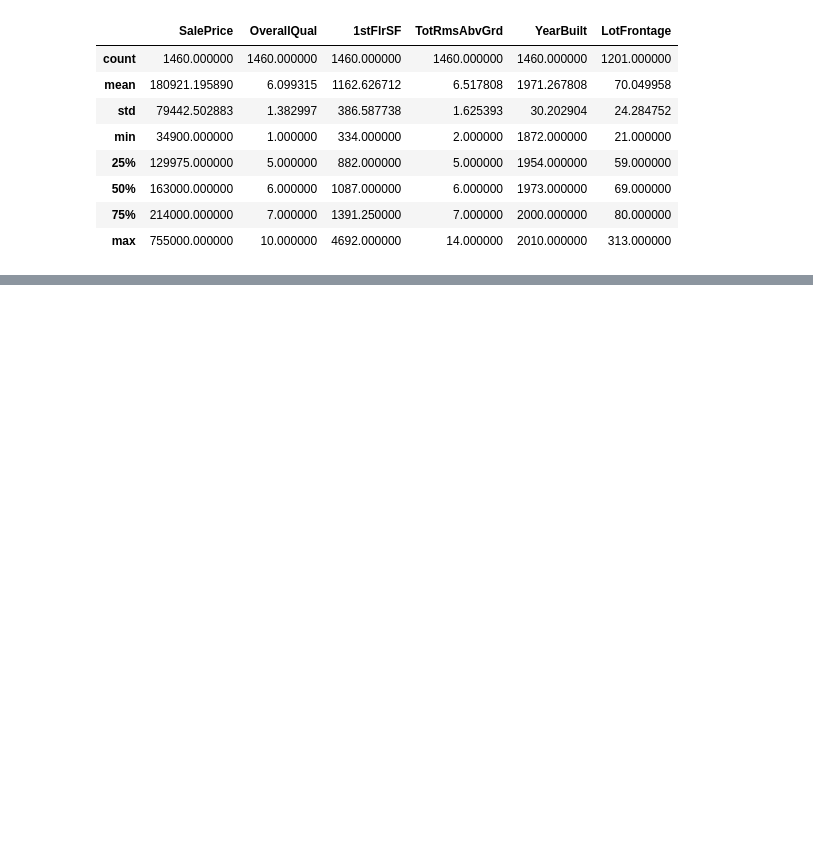
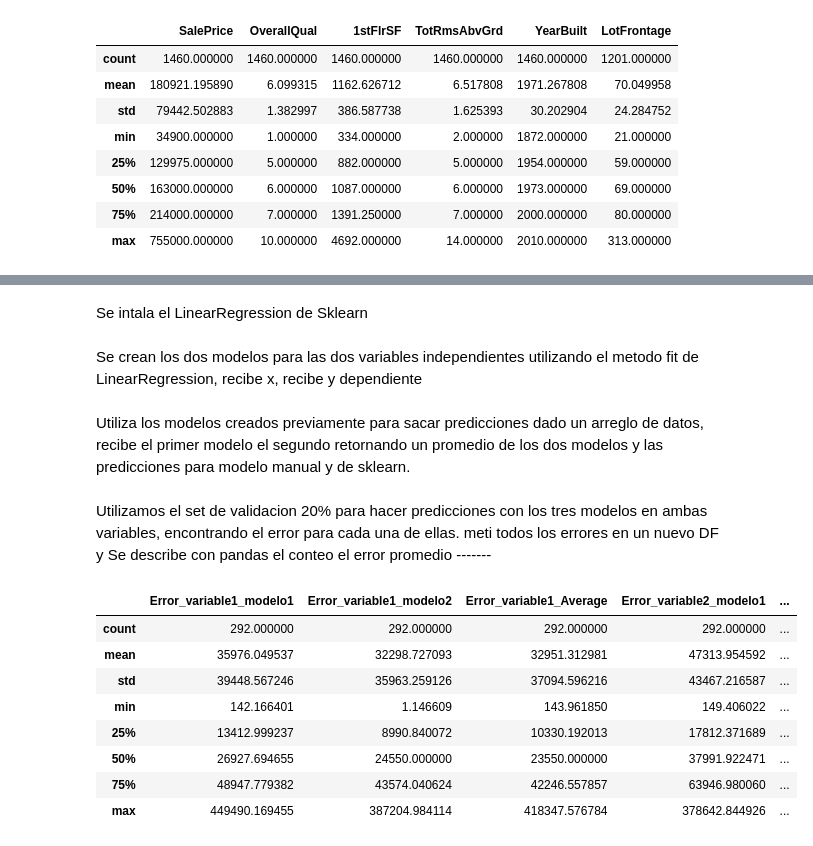
Before and after one commit to carlosriverayong/DataSciencePython, a Jupyter notebook: Proyecto 1 Carlos Rivera Yong 23008861.ipynb, the cells around one changed output, grey strips where cells are left out. Cells and saved outputs as stored; diff of their text form; code cells hidden in the pictures; blank space fills up the shorter version.

```diff
--- a/Proyecto 1 Carlos Rivera Yong 23008861.ipynb
+++ b/Proyecto 1 Carlos Rivera Yong 23008861.ipynb
@@ -138,5 +175,11 @@ El error en la iteración 490 es 2860656911248877.0
+# %% [markdown]
+Se intala el LinearRegression de Sklearn
 # %%
 from sklearn.linear_model import LinearRegression
+# %% [markdown]
+Se crean los dos modelos para las dos variables independientes utilizando el metodo fit de LinearRegression, recibe x, recibe y dependiente
 # %%
 regresion_x1 = LinearRegression().fit(npy.asarray(train["OverallQual"]).reshape(-1,1),npy.asarray(train["SalePrice"]))
 regresion_x2 = LinearRegression().fit(npy.asarray(train["1stFlrSF"]).reshape(-1,1),npy.asarray(train["SalePrice"]))
+# %% [markdown]
+Utiliza los modelos creados previamente para sacar predicciones dado un arreglo de datos, recibe el primer modelo el segundo retornando un promedio de los dos modelos y las predicciones para modelo manual y de sklearn.
@@ -142,0 +192,32 @@ regresion_x2 = LinearRegression().fit(npy.asarray(train["1stFlrSF"]).reshape(-1,
+# %% [markdown]
+Utilizamos el set de validacion 20% para hacer predicciones con los tres modelos en ambas variables, encontrando el error para cada una de ellas. meti todos los errores en un nuevo DF y Se describe con pandas el conteo el error promedio -------
+# %%
+variable1_modelo1, variable1_modelo2,variable1_average = averagemodel(models1[-1],regresion_x1,valid["OverallQual"])
+variable2_modelo1, variable2_modelo2,variable2_average = averagemodel(models2[-1],regresion_x2,valid["1stFlrSF"])
+
+error_variable1_modelo1 = abs(valid["SalePrice"]-variable1_modelo1)
+error_variable1_modelo2 = abs(valid["SalePrice"]-variable1_modelo2)
+error_variable1_modelaverage = abs(valid["SalePrice"]-variable1_average)
+
+error_variable2_modelo1 = abs(valid["SalePrice"]-variable2_modelo1)
+error_variable2_modelo2 = abs(valid["SalePrice"]-variable2_modelo2)
+error_variable2_modelaverage = abs(valid["SalePrice"]-variable2_average)
+
+error_df = pds.DataFrame({"Error_variable1_modelo1": error_variable1_modelo1,
+                            "Error_variable1_modelo2": error_variable1_modelo2,
+                            "Error_variable1_Average": error_variable1_modelaverage,
+                            "Error_variable2_modelo1": error_variable2_modelo1,
+                            "Error_variable2_modelo2": error_variable2_modelo2,
+                            "Error_variable2_Average": error_variable2_modelaverage})
+
+error_df.describe()
+# %% [output]
+|  | Error_variable1_modelo1 | Error_variable1_modelo2 | Error_variable1_Average | Error_variable2_modelo1 | ... |
+| count | 292.000000 | 292.000000 | 292.000000 | 292.000000 | ... |
+| mean | 35976.049537 | 32298.727093 | 32951.312981 | 47313.954592 | ... |
+| std | 39448.567246 | 35963.259126 | 37094.596216 | 43467.216587 | ... |
+| min | 142.166401 | 1.146609 | 143.961850 | 149.406022 | ... |
+| 25% | 13412.999237 | 8990.840072 | 10330.192013 | 17812.371689 | ... |
+| 50% | 26927.694655 | 24550.000000 | 23550.000000 | 37991.922471 | ... |
+| 75% | 48947.779382 | 43574.040624 | 42246.557857 | 63946.980060 | ... |
+| max | 449490.169455 | 387204.984114 | 418347.576784 | 378642.844926 | ... |
```
Also changed, not shown: parts of 21 cells of this notebook, 2 other files.
